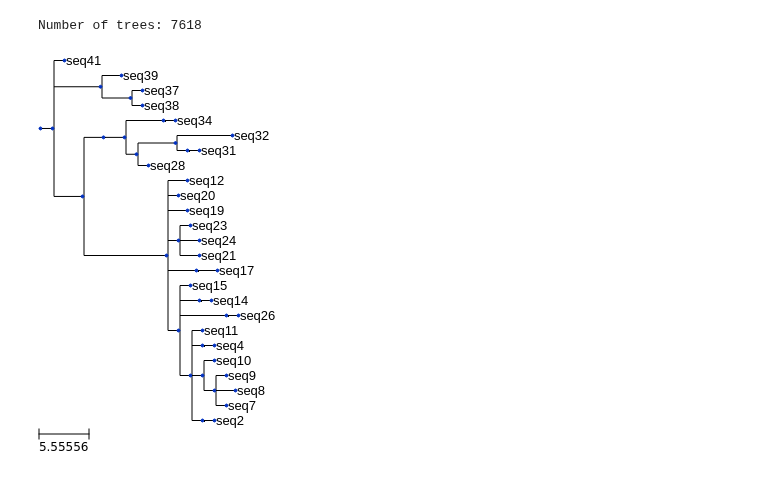
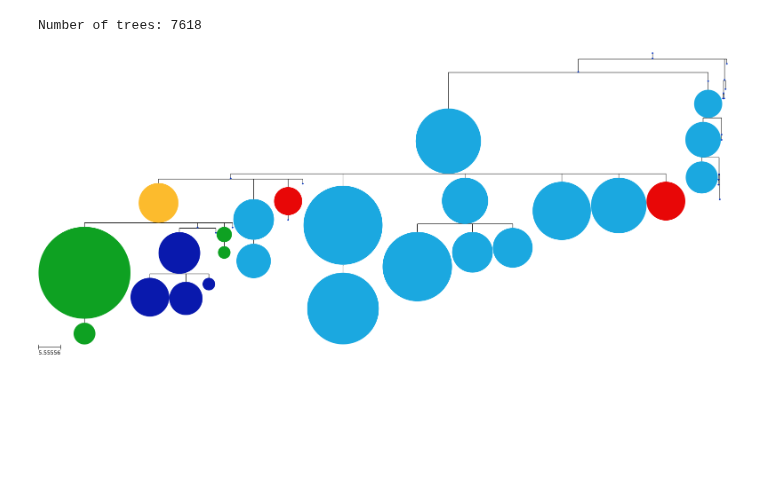
Before and after one commit to hieunguyen4193/sc_bulk_BCR_data_analysis, a Jupyter notebook: Tree01_Load_trees.ipynb, the cells around one changed output. Cells and saved outputs as stored; diff of their text form; code cells hidden in the pictures; blank space fills up the shorter version.

```diff
--- a/Tree01_Load_trees.ipynb
+++ b/Tree01_Load_trees.ipynb
@@ -106,7 +107,37 @@ if (os.path.isfile(f"{path_to_01_output}/tree_summarydf.csv") == False) or (reru
     maindf.to_csv(f"{path_to_01_output}/tree_summarydf.csv", index = False)
 # %%
 treeobj = saveTreeobj["m30_IGHV2-9_IGHJ1-03_45_1.aln"]
+color_path = "./hex_color.csv"
+mid_color_pal = pd.read_csv(color_path, index_col = [0]).to_dict()["hex color"]
-# %%
-treeobj.tree.render("%%inline")
-# %% [output]
-[figure, removed]
+# %%
+abund_pct = treeobj.abund_pct
+def layout(n):
+    size = max(1, 10 * math.sqrt(n.abundance))
+
+    if n.abundance > 1:
+        cols = [mid_color_pal[mid] for mid in abund_pct[n.name].keys()]
+        values = [abund_pct[n.name][mid] for mid in abund_pct[n.name].keys()]
+        F = faces.PieChartFace(values, colors=cols,
+                                width=size * 2, height=size * 2)
+        F.border.width = None
+        # F.opacity = 0.6
+        faces.add_face_to_node(F, n, 0, position="branch-right")
+        ns = NodeStyle()
+        ns["size"] = 0
+        n.set_style(ns)
+
+t = treeobj.tree
+
+for n in t.traverse("postorder"):
+    if n.abundance > 1:
+        cols = [mid_color_pal[mid] for mid in abund_pct[n.name].keys()]
+        values = [abund_pct[n.name][mid] for mid in abund_pct[n.name].keys()]
+
+ts = TreeStyle()
+ts.layout_fn = layout
+ts.mode = "r"
+ts.rotation = 90
+ts.show_leaf_name = False
+treeobj.tree.render("%%inline", tree_style=ts)
+# %% [output]
+[figure, added]
```
Also changed, not shown: parts of 1 cell of this notebook, 2 other files.
